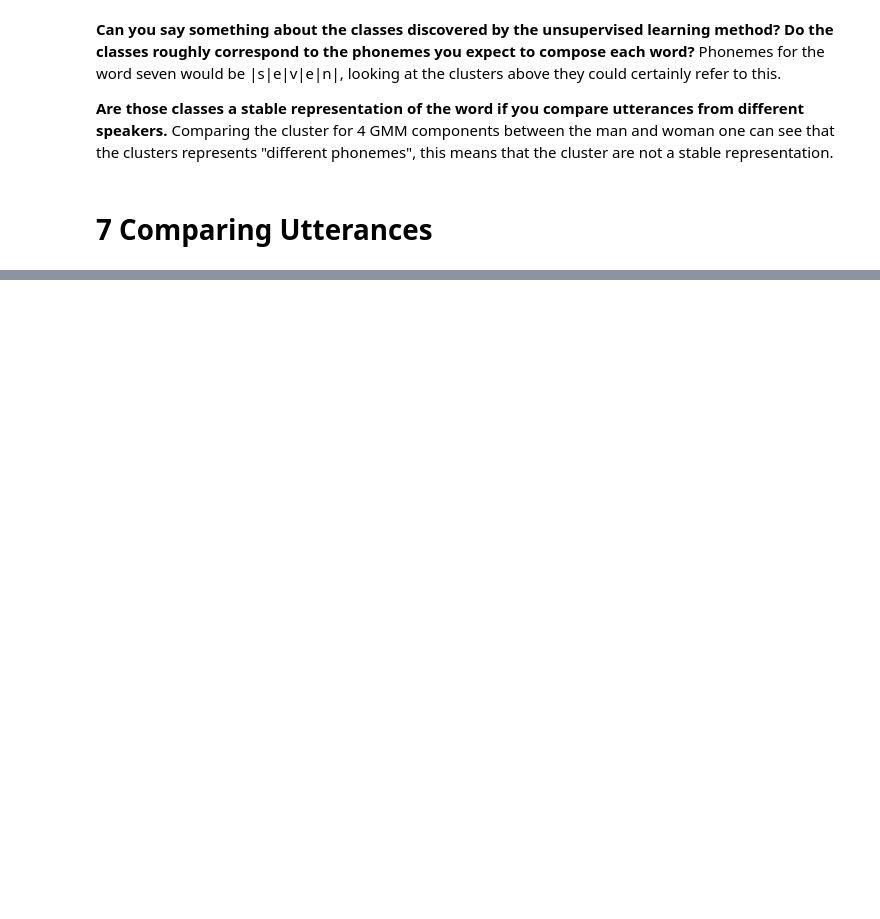
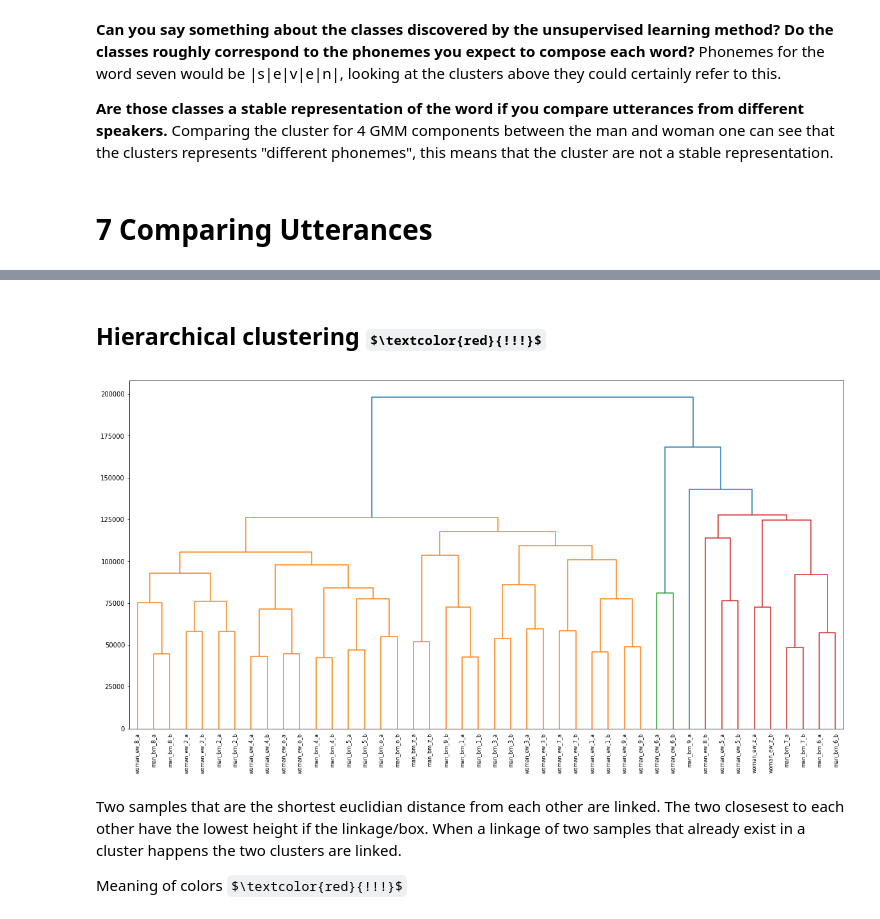
Before and after one commit to kurreman/DT2119_Speech, a Jupyter notebook: KORAY_Lab1.ipynb, the cells around one changed output, grey strips where cells are left out. Cells and saved outputs as stored; diff of their text form; code cells hidden in the pictures; some formulas as TeX source; blank space fills up the shorter version.

```diff
--- a/KORAY_Lab1.ipynb
+++ b/KORAY_Lab1.ipynb
@@ -274,0 +271,13 @@ plt.show()
+# %% [markdown]
+## Hierarchical clustering $\textcolor{red}{!!!}$
+# %%
+clustering = linkage(D,method="complete")
+fig = plt.figure(figsize=(20,10))
+tree = dendrogram(clustering,labels=tools.tidigit2labels(data))
+# %% [output]
+[figure, added]
+# %% [markdown]
+Two samples that are the shortest euclidian distance from each other are linked. The two closesest to each other have the lowest height if the linkage/box.
+When a linkage of two samples that already exist in a cluster happens the two clusters are linked.
+
+Meaning of colors $\textcolor{red}{!!!}$
```
Also changed, not shown: parts of 9 cells of this notebook, 4 other files.
